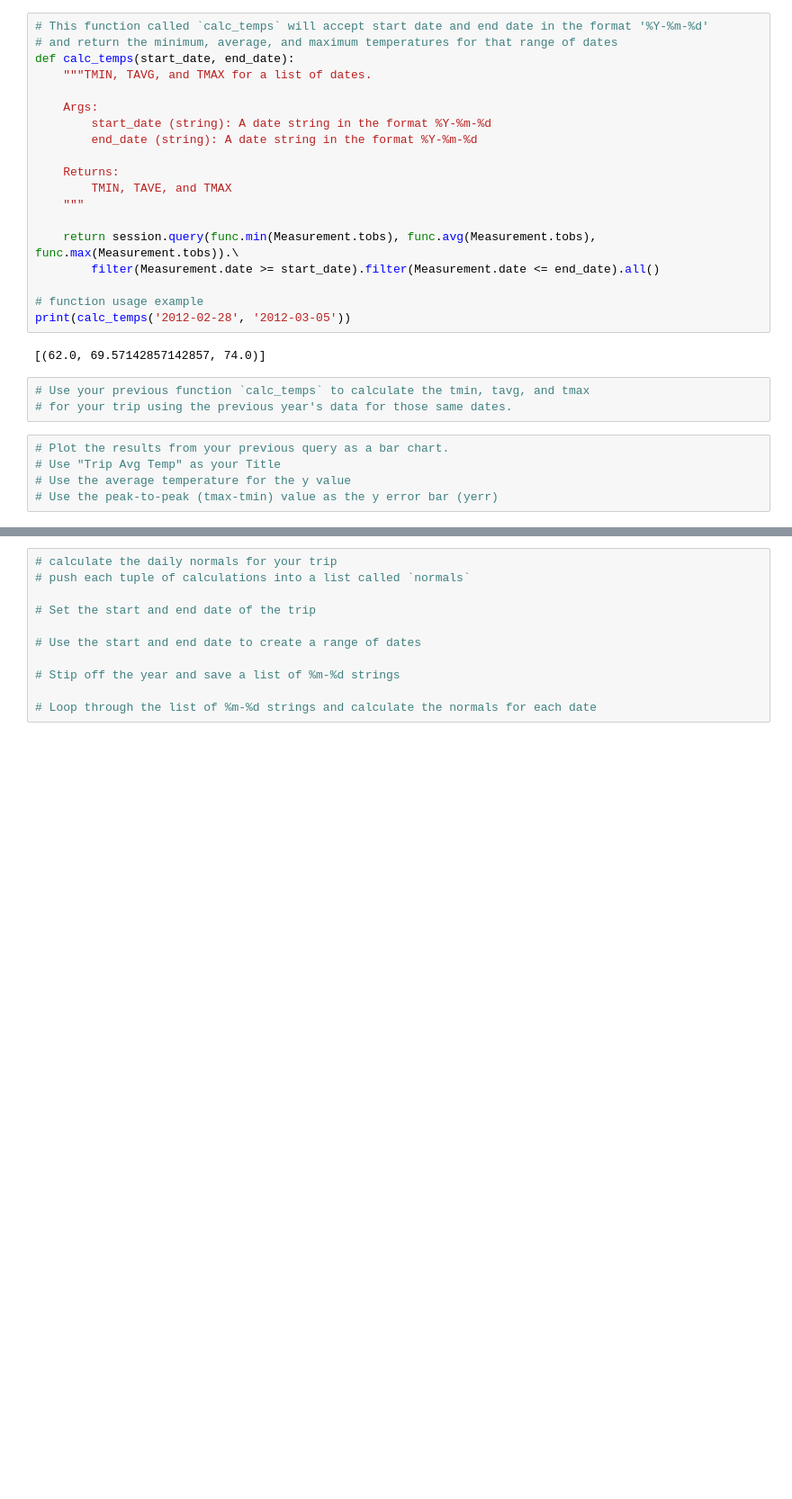
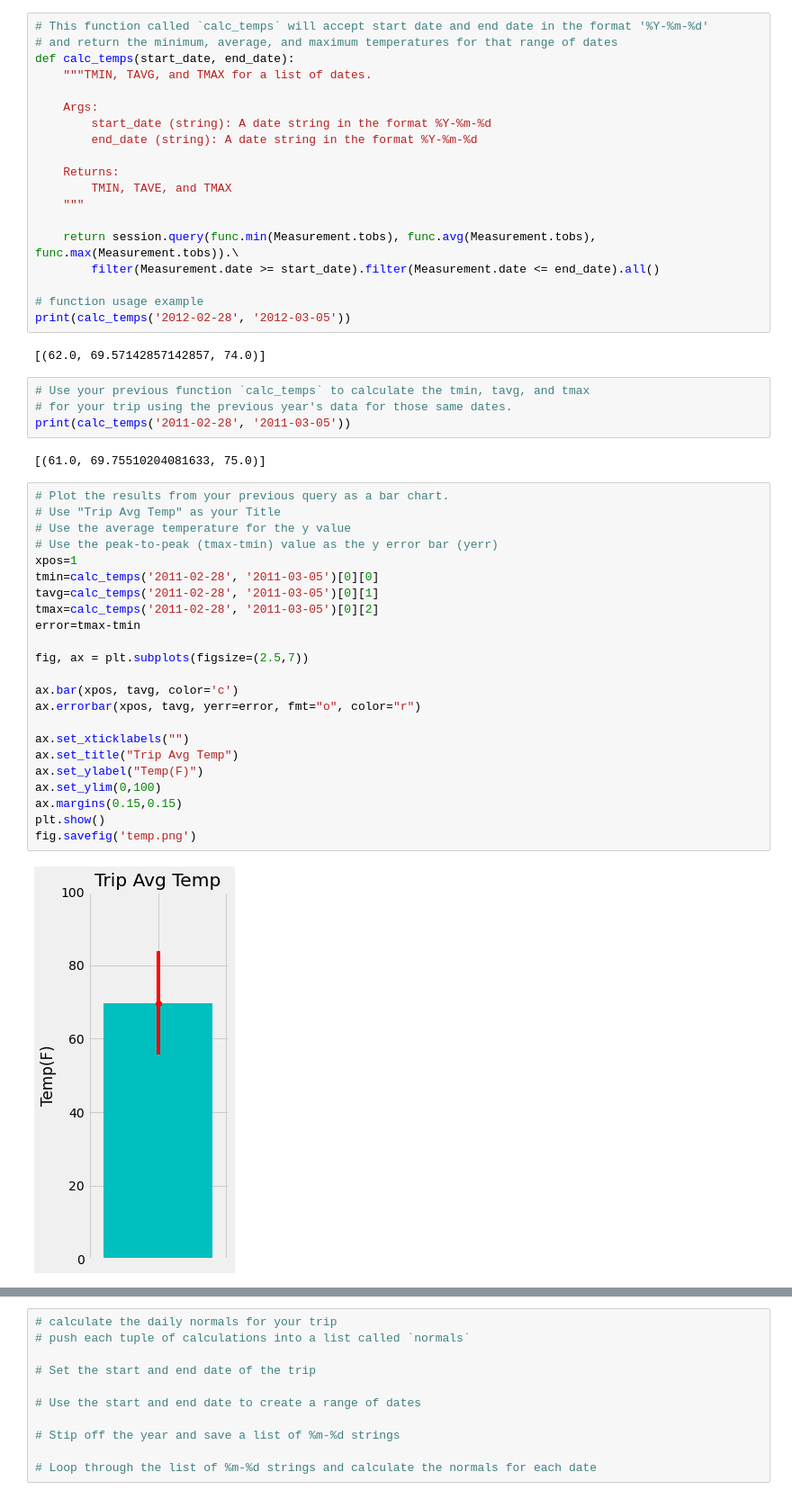
Before and after one commit to SoniMohandas/sqlalchemy-challenge, a Jupyter notebook: climate_starter.ipynb, the cells around one changed output, grey strips where cells are left out. Shown: that part at 90% size. Saved outputs shown, nothing was run; the diff lists cells and outputs as text; blank space fills up the shorter version.

```diff
--- a/climate_starter.ipynb
+++ b/climate_starter.ipynb
@@ -249,11 +238,34 @@ print(calc_temps('2012-02-28', '2012-03-05'))
 # %%
 # Use your previous function `calc_temps` to calculate the tmin, tavg, and tmax
 # for your trip using the previous year's data for those same dates.
+print(calc_temps('2011-02-28', '2011-03-05'))
+# %% [output]
+[(61.0, 69.75510204081633, 75.0)]
 # %%
 # Plot the results from your previous query as a bar chart.
 # Use "Trip Avg Temp" as your Title
 # Use the average temperature for the y value
 # Use the peak-to-peak (tmax-tmin) value as the y error bar (yerr)
+xpos=1
+tmin=calc_temps('2011-02-28', '2011-03-05')[0][0]
+tavg=calc_temps('2011-02-28', '2011-03-05')[0][1]
+tmax=calc_temps('2011-02-28', '2011-03-05')[0][2]
+error=tmax-tmin
+
+fig, ax = plt.subplots(figsize=(2.5,7))
+
+ax.bar(xpos, tavg, color='c')
+ax.errorbar(xpos, tavg, yerr=error, fmt="o", color="r")
+
+ax.set_xticklabels("")
+ax.set_title("Trip Avg Temp")
+ax.set_ylabel("Temp(F)")
+ax.set_ylim(0,100)
+ax.margins(0.15,0.15)
+plt.show()
+fig.savefig('temp.png')
+# %% [output]
+[figure, added]
 # %%
 # Calculate the total amount of rainfall per weather station for your trip dates using the previous year's matching dates.
 # Sort this in descending order by precipitation amount and list the station, name, latitude, longitude, and elevation
```
Also changed, not shown: parts of 6 cells of this notebook, 2 other files.
